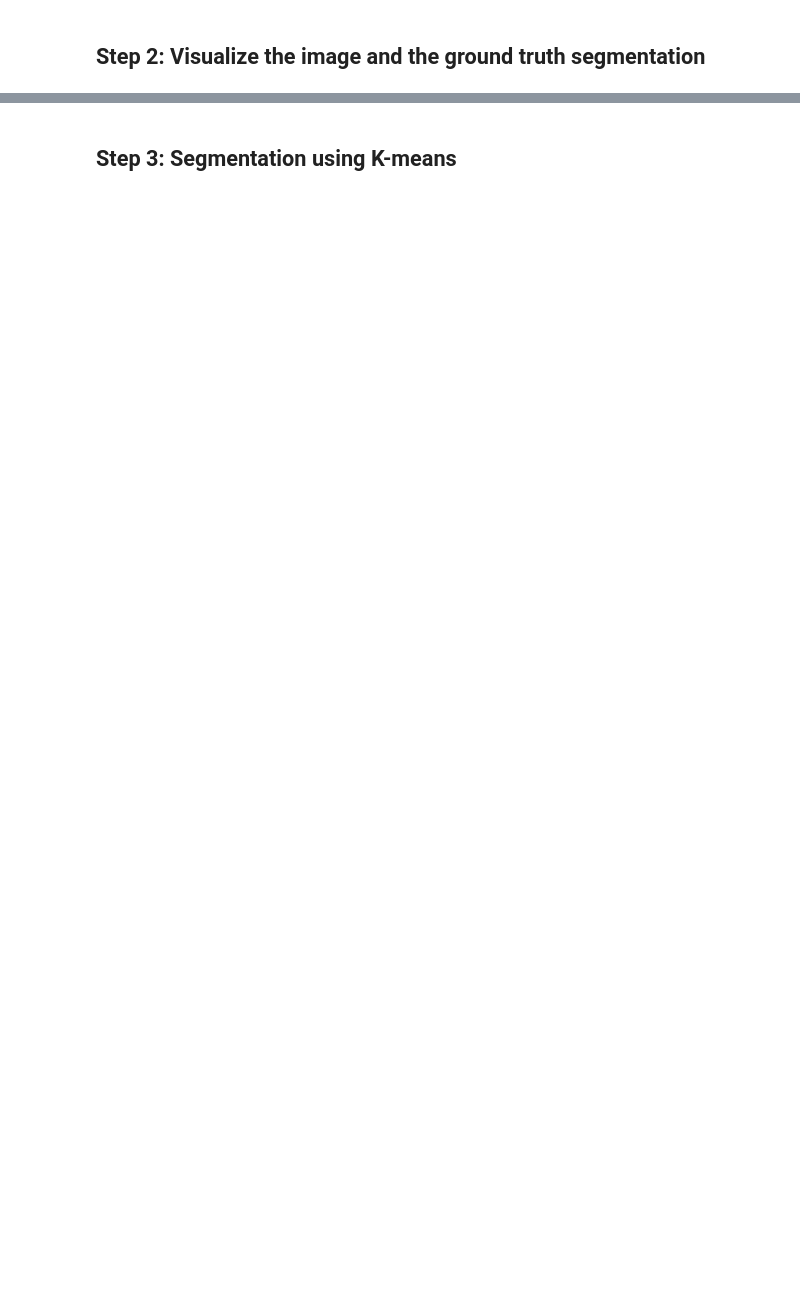
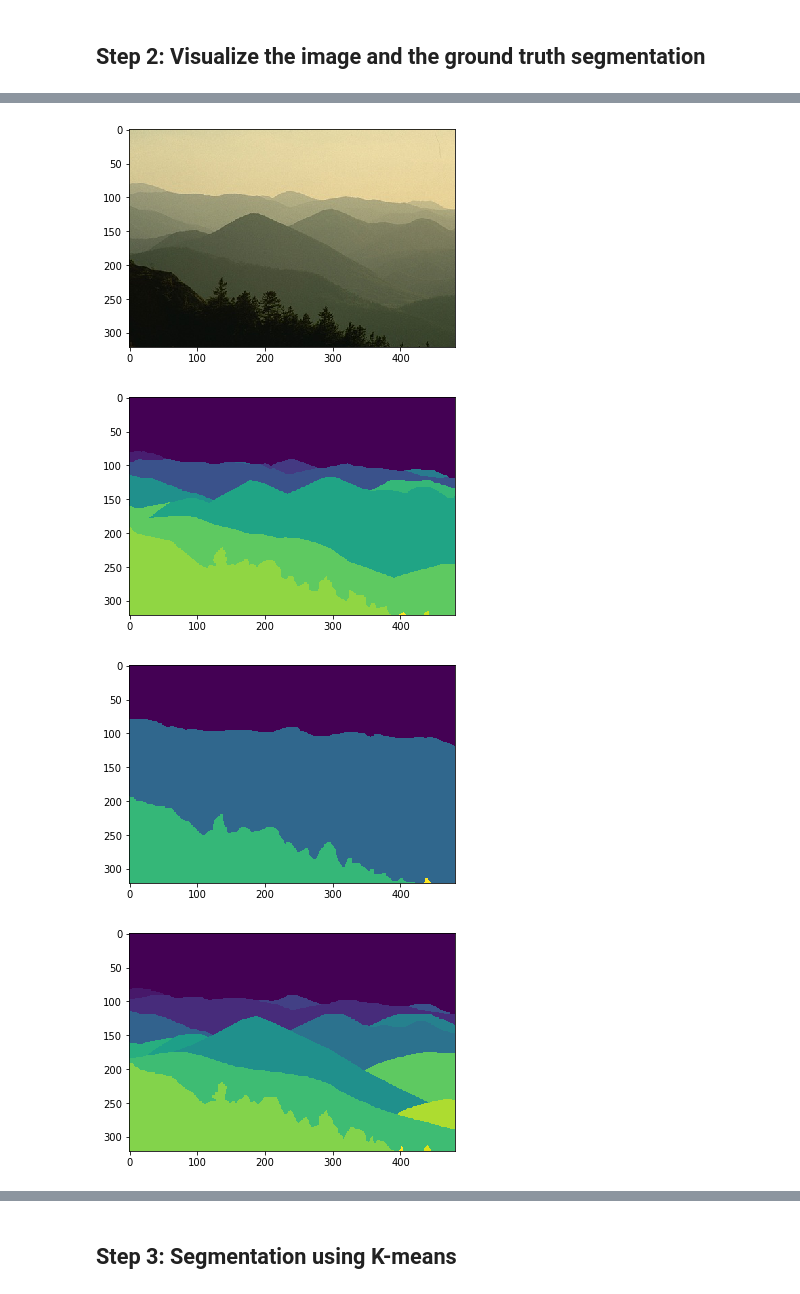
Before and after one commit to Elzawawy/ImageSegmentation, a Jupyter notebook: Image Segmentation .ipynb, the cells around one changed output, grey strips where cells are left out. Drawn from its saved outputs; the diff is of its cells as text; code cells hidden in the pictures; blank space fills up the shorter version.

```diff
--- a/Image Segmentation .ipynb
+++ b/Image Segmentation .ipynb
@@ -27,12 +31,14 @@ def LoadImagesWithGroundTruth(imgs_path, groundTruth_path):
     # return array of images
     loadedImages = []
     loadedMatFiles = []
+    #i =0
     imagesList = listdir(imgs_path)
     for image in imagesList:
         mat = scipy.io.loadmat(groundTruth_path+image[:-4])
         img = PImage.open(imgs_path + image)
-        loadedImages.append(img)
-        loadedMatFiles.append(mat)
+        loadedImages.append(np.array(img))
+        for j in range(0,mat['groundTruth'].shape[1]):
+            loadedMatFiles.append(mat['groundTruth'][0][j][0][0][0])
     return loadedImages,loadedMatFiles
 # %%
 train_path = "./data/images/train/"
@@ -73,0 +65,19 @@ plt.imshow(train_gt[10]['groundTruth'][0,4][0][0][0]);
+# %%
+plt.imshow(train_imgs[1]);
+plt.figure();
+plt.imshow(train_gt[5]);
+plt.figure();
+plt.imshow(train_gt[6]);
+plt.figure();
+plt.imshow(train_gt[7]);
+plt.figure();
+plt.imshow(train_gt[8]);
+plt.figure();
+plt.imshow(train_gt[9]);
+plt.figure();
+plt.imshow(train_gt[10]);
+# %% [output]
+[figure, added]
+[figure, added]
+[figure, added]
+[figure, added]
```
Also changed, not shown: parts of 15 cells of this notebook, 2 other files.
